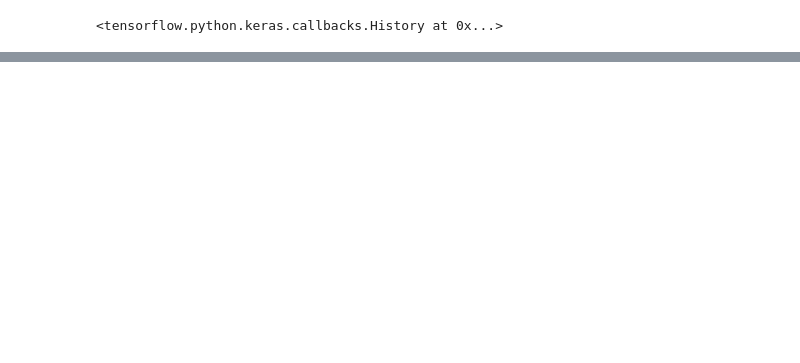
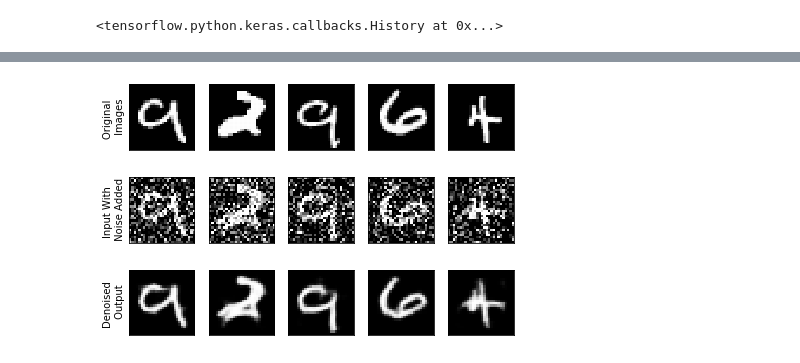
Before and after one commit to rebbrunner/data-science-env, a Jupyter notebook: notebooks/ch5_autoencoders.ipynb, the cells around one changed output, grey strips where cells are left out. Cells and saved outputs as stored; diff of their text form; code cells hidden in the pictures; blank space fills up the shorter version.

```diff
--- a/notebooks/ch5_autoencoders.ipynb
+++ b/notebooks/ch5_autoencoders.ipynb
@@ -158,0 +243,6 @@ plt.show()
+# %%
+conv_autoencoder.add(Conv2D(filters=16, kernel_size=(3,3), activation='relu', padding='same', input_shape=[28, 28, 1]))
+conv_autoencoder.add(Conv2D(filters=8, kernel_size=(3,3), activation='relu', padding='same'))
+conv_autoencoder.add(Conv2D(filters=8, kernel_size=(3,3), activation='relu', padding='same'))
+conv_autoencoder.add(Conv2D(filters=16, kernel_size=(3,3), activation='relu', padding='same'))
+conv_autoencoder.add(Conv2D(filters=1, kernel_size=(3,3), activation='sigmoid', padding='same'))
@@ -158,0 +270,4 @@ plt.show()
+# %%
+conv_autoencoder.compile(optimizer='adam', loss='binary_crossentropy')
+# %%
+conv_autoencoder.fit(x_train_noisy.reshape(60000, 28, 28, 1), x_train_reshaped.reshape(60000, 28, 28, 1), epochs=10)
@@ -158,0 +296,37 @@ plt.show()
+# %%
+output = conv_autoencoder.predict(x_test_noisy.reshape(10000,28,28,1))
+# %%
+fig, ((ax1, ax2, ax3, ax4, ax5), (ax6, ax7, ax8, ax9, ax10), (ax11,ax12,ax13,ax14,ax15)) = plt.subplots(3, 5)
+randomly_selected_imgs = random.sample(range(output.shape[0]),5)
+
+  # 1st row for original images
+for i, ax in enumerate([ax1,ax2,ax3,ax4,ax5]):
+    ax.imshow(x_test_reshaped[randomly_selected_imgs[i]].reshape(28,28), cmap='gray')
+    if i == 0:
+        ax.set_ylabel("Original \n Images")
+    ax.grid(False)
+    ax.set_xticks([])
+    ax.set_yticks([])
+
+  # 2nd row for input with noise added
+for i, ax in enumerate([ax6,ax7,ax8,ax9,ax10]):
+    ax.imshow(x_test_noisy[randomly_selected_imgs[i]].reshape(28,28), cmap='gray')
+    if i == 0:
+        ax.set_ylabel("Input With \n Noise Added")
+    ax.grid(False)
+    ax.set_xticks([])
+    ax.set_yticks([])
+
+  # 3rd row for output images from our autoencoder
+for i, ax in enumerate([ax11,ax12,ax13,ax14,ax15]):
+    ax.imshow(output[randomly_selected_imgs[i]].reshape(28,28), cmap='gray')
+    if i == 0:
+        ax.set_ylabel("Denoised \n Output")
+    ax.grid(False)
+    ax.set_xticks([])
+    ax.set_yticks([])
+
+plt.tight_layout()
+plt.show()
+# %% [output]
+[figure, added]
```
Also changed, not shown: parts of 18 cells of this notebook.
